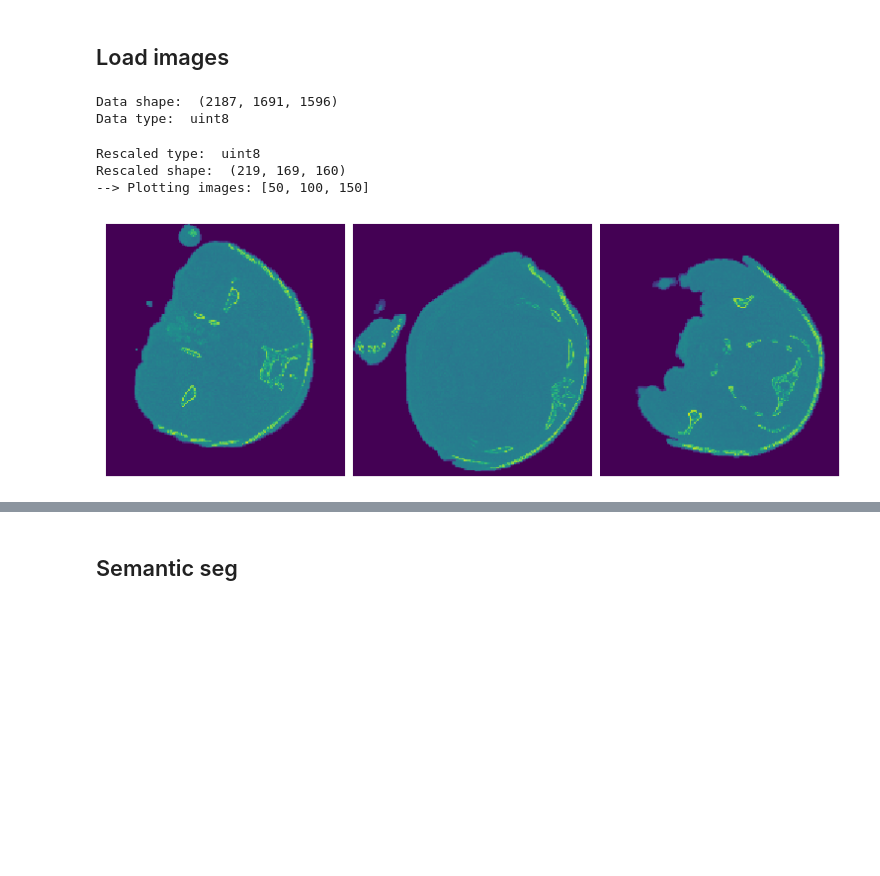
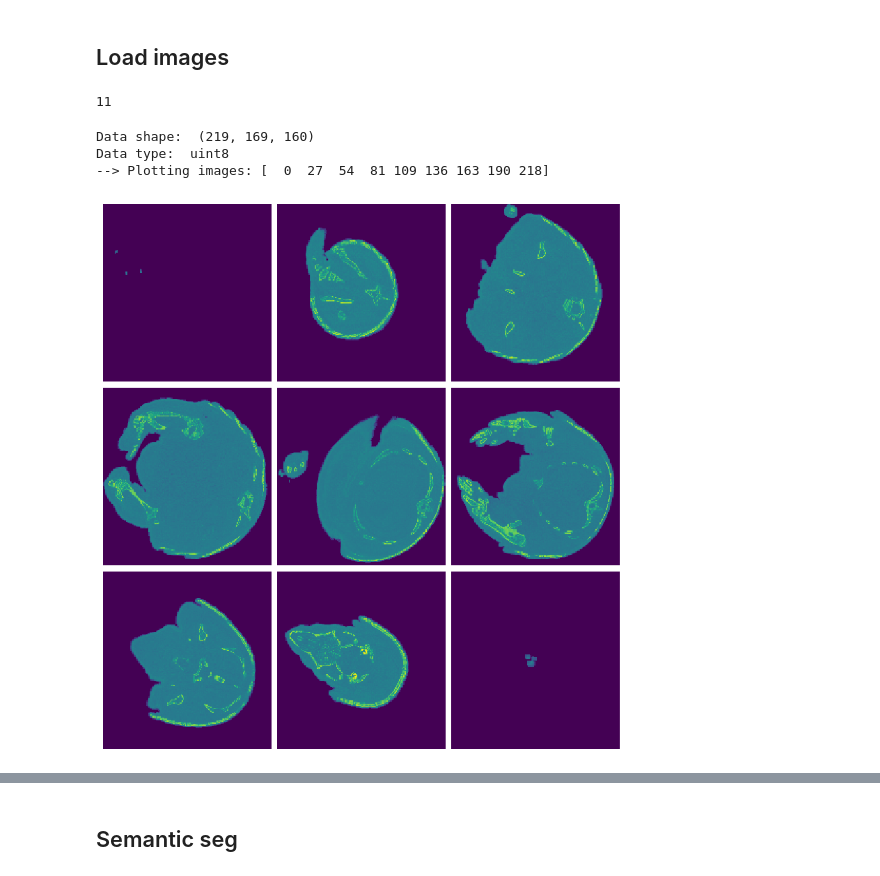
Before and after one commit to GusBusDraws/skeleton-propaganda, a Jupyter notebook: 01-pt-wf.ipynb, the cells around one changed output, grey strips where cells are left out. Drawn from its saved outputs; the diff is of its cells as text; code cells hidden in the pictures; blank space fills up the shorter version.

```diff
--- a/01-pt-wf.ipynb
+++ b/01-pt-wf.ipynb
@@ -17,43 +16,6 @@ The autoreload extension is already loaded. To reload it, use:
 # %% [markdown]
 ## Load images
-# %%
-# imgs_path = Path('armadillo-UF20650')
-# imgs = segment.load_images(
-#     imgs_path,
-#     slice_crop=None,
-#     file_suffix='.tif'
-# )
-# print('Data type: ', imgs.dtype)
-# imgs = util.img_as_ubyte(imgs)
-print('Data shape: ', imgs.shape)
-print('Data type: ', imgs.dtype)
-# imgs = transform.rescale(imgs, 0.5, anti_aliasing=False)
-scale = 10
-img0 = transform.rescale(imgs[0, ...], 1/scale, anti_aliasing=False)
-imgs_rs = np.zeros(
-    (imgs.shape[0]//scale + 1, img0.shape[0], img0.shape[1]), dtype=np.uint8)
-for new_i, og_i in enumerate(tqdm(range(0, imgs.shape[0], scale))):
-    img_rs = transform.rescale(imgs[og_i, ...], 1/scale, anti_aliasing=False)
-    imgs_rs[new_i, ...] = util.img_as_ubyte(img_rs)
-print('Rescaled type: ', imgs_rs.dtype)
-print('Rescaled shape: ', imgs_rs.shape)
-# imgs = transform.resize(
-#     imgs,
-#     (imgs.shape[0]//2, imgs.shape[1]//2, imgs.shape[2]//2), anti_aliasing=False)
-# slices = [250, 500, 750]
-slices = [50, 100, 150]
-fig, axes = view.plot_slices(
-    imgs_rs,
-    slices=slices,
-    print_slices=True,
-    imgs_per_row=None,
-    fig_w=7.5,
-    dpi=100
-)
-# %% [output]
-Data shape:  (2187, 1691, 1596)
-Data type:  uint8
-Rescaled type:  uint8
-Rescaled shape:  (219, 169, 160)
---> Plotting images: [50, 100, 150]
-[figure, removed]
+# %%
+int(1/0.09)
+# %% [output]
+11
@@ -60 +45,20 @@ Rescaled shape:  (219, 169, 160)
+# %%
+imgs_path = Path('data/armadillo-UF20650')
+imgs = load_rescaled_images(
+    imgs_path, 0.10, file_suffix='.tif', convert_to_unit8=True)
+print('Data shape: ', imgs.shape)
+print('Data type: ', imgs.dtype)
+fig, axes = view.plot_slices(
+    imgs,
+    nslices=9,
+    print_slices=True,
+    imgs_per_row=3,
+    fig_w=7.5,
+    dpi=100
+)
+# %% [output]
+Data shape:  (219, 169, 160)
+Data type:  uint8
+--> Plotting images: [  0  27  54  81 109 136 163 190 218]
+[figure, added]
 # %%
```
Also changed, not shown: parts of 23 cells of this notebook, 1 other file.
